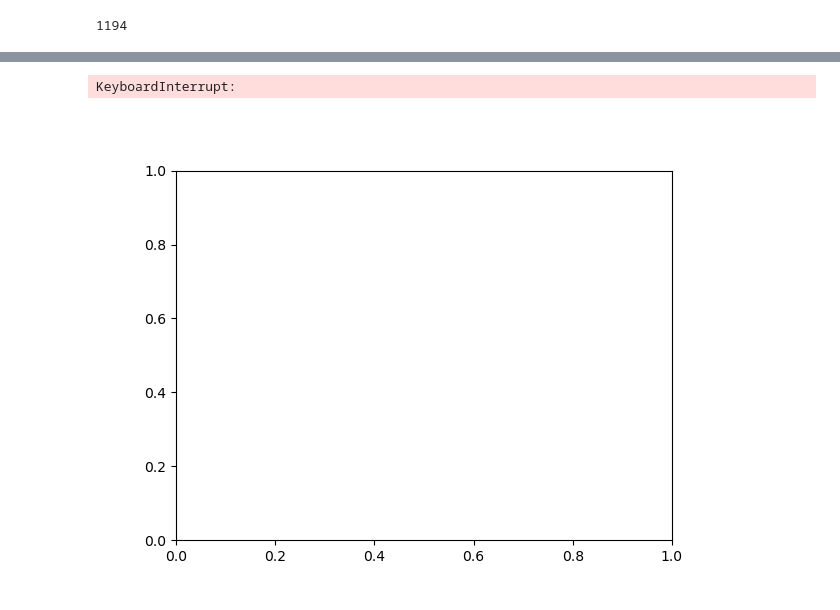
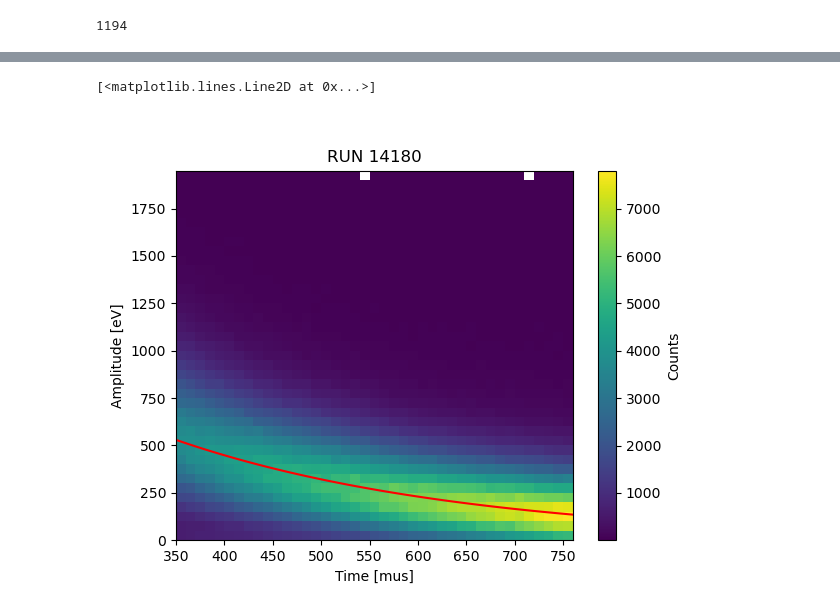
Before and after one commit to kvjmistry/DoubleBeta, a Jupyter notebook: Alphas/notebooks/AnalyzeFilteredWaveforms.ipynb, the cells around one changed output, grey strips where cells are left out. Cells and saved outputs as stored; diff of their text form; code cells hidden in the pictures.

```diff
--- a/Alphas/notebooks/AnalyzeFilteredWaveforms.ipynb
+++ b/Alphas/notebooks/AnalyzeFilteredWaveforms.ipynb
@@ -336,14 +359,15 @@ def CorrectLifetime(row, var, q0_max):
     else:
         return q_corr * row[var] / np.exp(-1*time/lt)
 
-def CorrectLifetimeAvg(row, var, mean_lt):
+def CorrectLifetimeAvg(row, var, t, mean_lt):
 
-    time = row["deltaT"]
+    time = row[t]
 
     if (mean_lt == 0):
         return 1
     else:
         return row[var] / np.exp(-1*time/mean_lt)
+
 
 
 mean_lt = np.mean(lifetime_df[lifetime_df["lt"] > 0]["lt"])
@@ -358,11 +382,11 @@ data_properties_lt = pd.merge(data_properties, lifetime_df, on="bin_id", how="le
 q0_max = np.max(data_properties_lt.q0)
 data_properties_lt["S2_areaC"] = data_properties_lt.apply(lambda row: CorrectLifetime(row,"S2_area", q0_max), axis=1)
 data_properties_lt["R"] = np.sqrt(data_properties_lt["x"]*data_properties_lt["x"] + data_properties_lt["y"]*data_properties_lt["y"])
-data_properties_lt["cath_areaC"] = data_properties_lt.apply(lambda row: CorrectLifetimeAvg(row,"cath_area", mean_lt), axis=1)
+data_properties_lt["cath_areaC"] = data_properties_lt.apply(lambda row: CorrectLifetimeAvg(row,"cath_area", "deltaT",  mean_lt), axis=1)
 
 
-
-
+nan_event_ids = data_properties_lt[data_properties_lt['R'].isna()]['event'].values
+print(nan_event_ids)
 
 display(data_properties_active_lt)
 # %% [output]
@@ -494,4 +630,10 @@ plt.hist(data[data.pmt == 4].pe_int, bins = np.arange(0, 300, 2), histtype = "st
+# %%
+data_copy  = data.copy()
+data_copy['peak_time'] = data['peak_time'] - 1000
+data_copy["pe_intC"] = data_copy.apply(lambda row: CorrectLifetimeAvg(row,"pe_int", "peak_time",  mean_lt), axis=1)
 # %%
-data_grouped = data.groupby(['event', 'peak_time'])['pe_int'].sum().reset_index()
+data_grouped = data_copy.groupby(['event', 'peak_time'])['pe_intC'].sum().reset_index()
+data_grouped["pe_intC"] = data_grouped["pe_intC"]*PE_to_MeV*1e6
+# display(data_grouped)
 display(data_grouped)
 # %% [output]
@@ -499,52 +781,30 @@ KeyboardInterrupt:
 # %%
-fig, ax = plt.subplots()
-
-bins = np.arange(1350, 1770,10 )
-bin_centers = (bins[:-1] + bins[1:]) / 2
-
-total_hist = None
-
-for index, evt in enumerate(data_grouped.event.unique()):
-
-    if index % 1000 == 0:
-        print(f"Event: {index}")
-
-    # if index > 5000:
-    #     break
-
-    S2_pulse = data_properties[data_properties['event'] == evt]
-
-    counts, edges =np.histogram(data_grouped[data_grouped.event == evt].peak_time, weights=data_grouped[data_grouped.event == evt].pe_int, bins = bins )
 
 
-    # hist2D, xedges, yedges = np.histogram2d(bin_centers, counts, bins=[bins, np.arange(0,4000, 25)])
-    hist2D, xedges, yedges = np.histogram2d(bin_centers, counts/S2_pulse.S2_area.item(), bins=[bins, np.linspace(0,0.0005, 50)])
-
-    # masked_hist=hist2D
-
-    if total_hist is None:
-        total_hist = hist2D
-    else:
-        total_hist += hist2D
-
-    # print(total_hist[total_hist >0])
+fig, ax = plt.subplots()
 
 # 2. Mask zero bins
 total_hist = np.ma.masked_where(total_hist == 0, total_hist)  # Mask bins where the count is zero
 
 # 3. Create a custom colormap with white for the masked values (zero bins)
 cmap = plt.cm.viridis  # Choose a colormap you like
 cmap.set_bad(color='white')  # Set masked values (zeros) to white
 
 # 4. Plot the 2D histogram
 
 pcm = ax.pcolormesh(xedges, yedges, total_hist.T, cmap=cmap)
 
 # Add color bar
 plt.colorbar(pcm, ax=ax, label='Counts')
 
 plt.xlabel("Time [mus]")
-plt.ylabel("Amplitude [ADC]")
+plt.ylabel("Amplitude [eV]")
+
+plt.title(f"RUN {RUN}")
+
+
+times = np.linspace(350,760, 100)
+plt.plot(times, exp_decay(times, 1700, 300), c = "red")
 # %% [output]
-KeyboardInterrupt:
+[<matplotlib.lines.Line2D at 0x...>]
-[figure, old version]
+[figure, new version]
```
Also changed, not shown: parts of 20 cells of this notebook, 4 other files.
